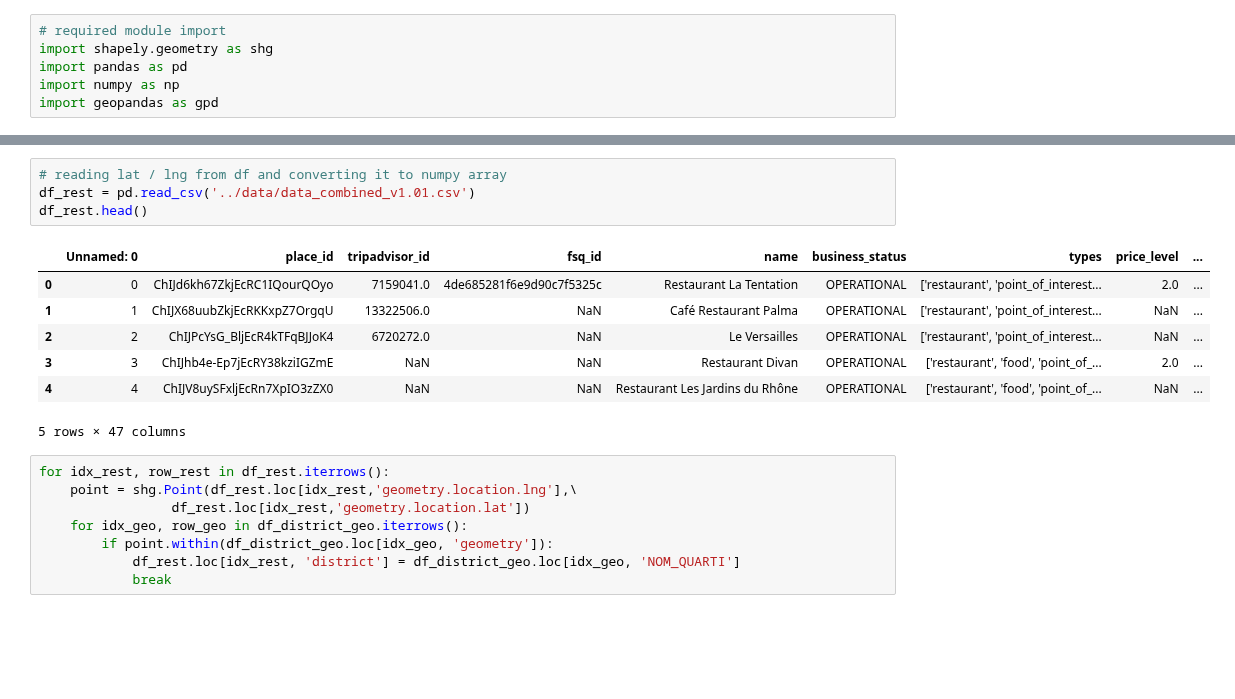
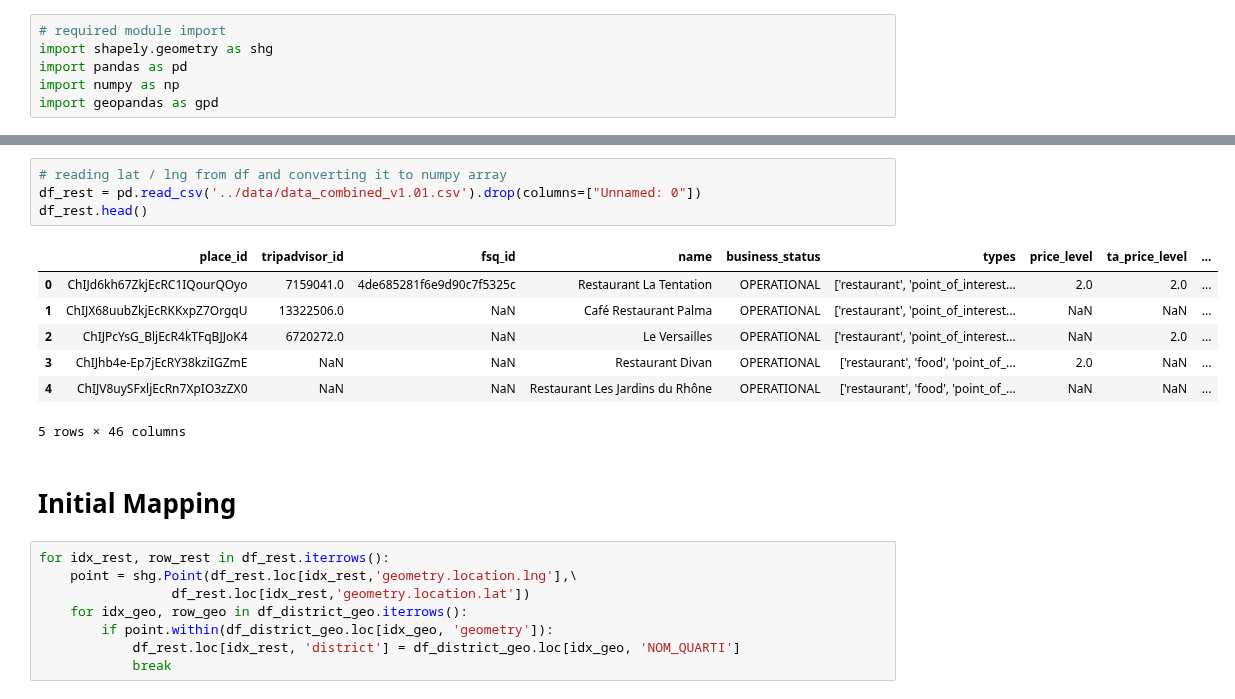
Before and after one commit to burakonurlu/best_restaurant_location, a Jupyter notebook: notebooks/Geolocation to District.ipynb, the cells around one changed output, grey strips where cells are left out. Cells and saved outputs as stored; diff of their text form; blank space fills up the shorter version.

```diff
--- a/notebooks/Geolocation to District.ipynb
+++ b/notebooks/Geolocation to District.ipynb
@@ -31,16 +31,18 @@ display(df_district_map_geo)
 | 7 | Saint-Jean Charmilles | 2.088505e+06 | 6289.548052 | POLYGON ((6.13199 46.20588, 6.132... |
 # %%
 # reading lat / lng from df and converting it to numpy array
-df_rest = pd.read_csv('../data/data_combined_v1.01.csv')
+df_rest = pd.read_csv('../data/data_combined_v1.01.csv').drop(columns=["Unnamed: 0"])
 df_rest.head()
 # %% [output]
-|  | Unnamed: 0 | place_id | tripadvisor_id | fsq_id | name | business_status | types | price_level | ... |
-| 0 | 0 | ChIJd6kh67ZkjEcRC1IQourQOyo | 7159041.0 | 4de685281f6e9d90c7f5325c | Restaurant La Tentation | OPERATIONAL | ['restaurant', 'point_of_interest... | 2.0 | ... |
-| 1 | 1 | ChIJX68uubZkjEcRKKxpZ7OrgqU | 13322506.0 | NaN | Café Restaurant Palma | OPERATIONAL | ['restaurant', 'point_of_interest... | NaN | ... |
-| 2 | 2 | ChIJPcYsG_BljEcR4kTFqBJJoK4 | 6720272.0 | NaN | Le Versailles | OPERATIONAL | ['restaurant', 'point_of_interest... | NaN | ... |
-| 3 | 3 | ChIJhb4e-Ep7jEcRY38kziIGZmE | NaN | NaN | Restaurant Divan | OPERATIONAL | ['restaurant', 'food', 'point_of_... | 2.0 | ... |
-| 4 | 4 | ChIJV8uySFxljEcRn7XpIO3zZX0 | NaN | NaN | Restaurant Les Jardins du Rhône | OPERATIONAL | ['restaurant', 'food', 'point_of_... | NaN | ... |
+|  | place_id | tripadvisor_id | fsq_id | name | business_status | types | price_level | ta_price_level | ... |
+| 0 | ChIJd6kh67ZkjEcRC1IQourQOyo | 7159041.0 | 4de685281f6e9d90c7f5325c | Restaurant La Tentation | OPERATIONAL | ['restaurant', 'point_of_interest... | 2.0 | 2.0 | ... |
+| 1 | ChIJX68uubZkjEcRKKxpZ7OrgqU | 13322506.0 | NaN | Café Restaurant Palma | OPERATIONAL | ['restaurant', 'point_of_interest... | NaN | NaN | ... |
+| 2 | ChIJPcYsG_BljEcR4kTFqBJJoK4 | 6720272.0 | NaN | Le Versailles | OPERATIONAL | ['restaurant', 'point_of_interest... | NaN | 2.0 | ... |
+| 3 | ChIJhb4e-Ep7jEcRY38kziIGZmE | NaN | NaN | Restaurant Divan | OPERATIONAL | ['restaurant', 'food', 'point_of_... | 2.0 | NaN | ... |
+| 4 | ChIJV8uySFxljEcRn7XpIO3zZX0 | NaN | NaN | Restaurant Les Jardins du Rhône | OPERATIONAL | ['restaurant', 'food', 'point_of_... | NaN | NaN | ... |
-5 rows × 47 columns
+5 rows × 46 columns
+# %% [markdown]
+# Initial Mapping
 # %%
 for idx_rest, row_rest in df_rest.iterrows():
     point = shg.Point(df_rest.loc[idx_rest,'geometry.location.lng'],\
```
Also changed, not shown: parts of 16 cells of this notebook, 1 other file.
